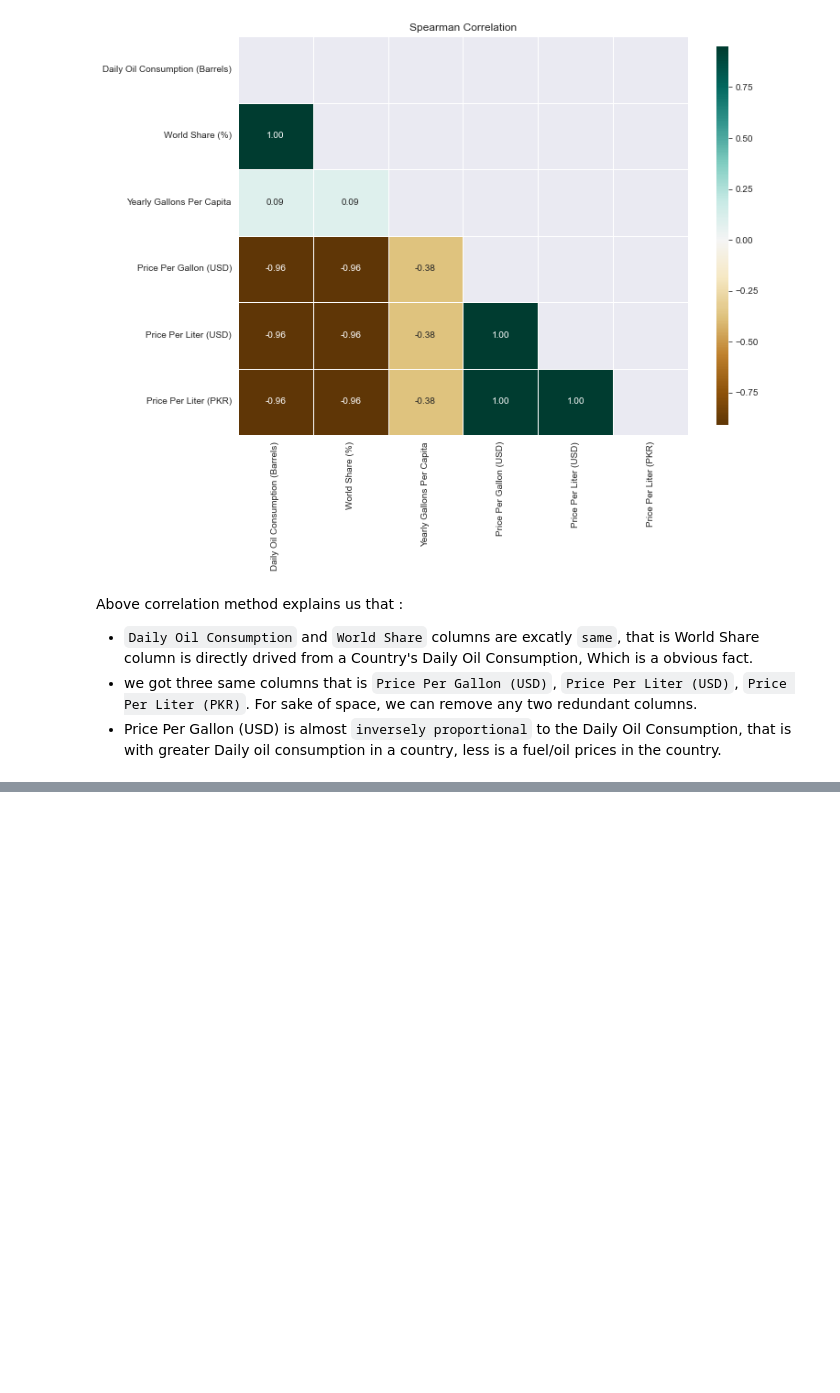
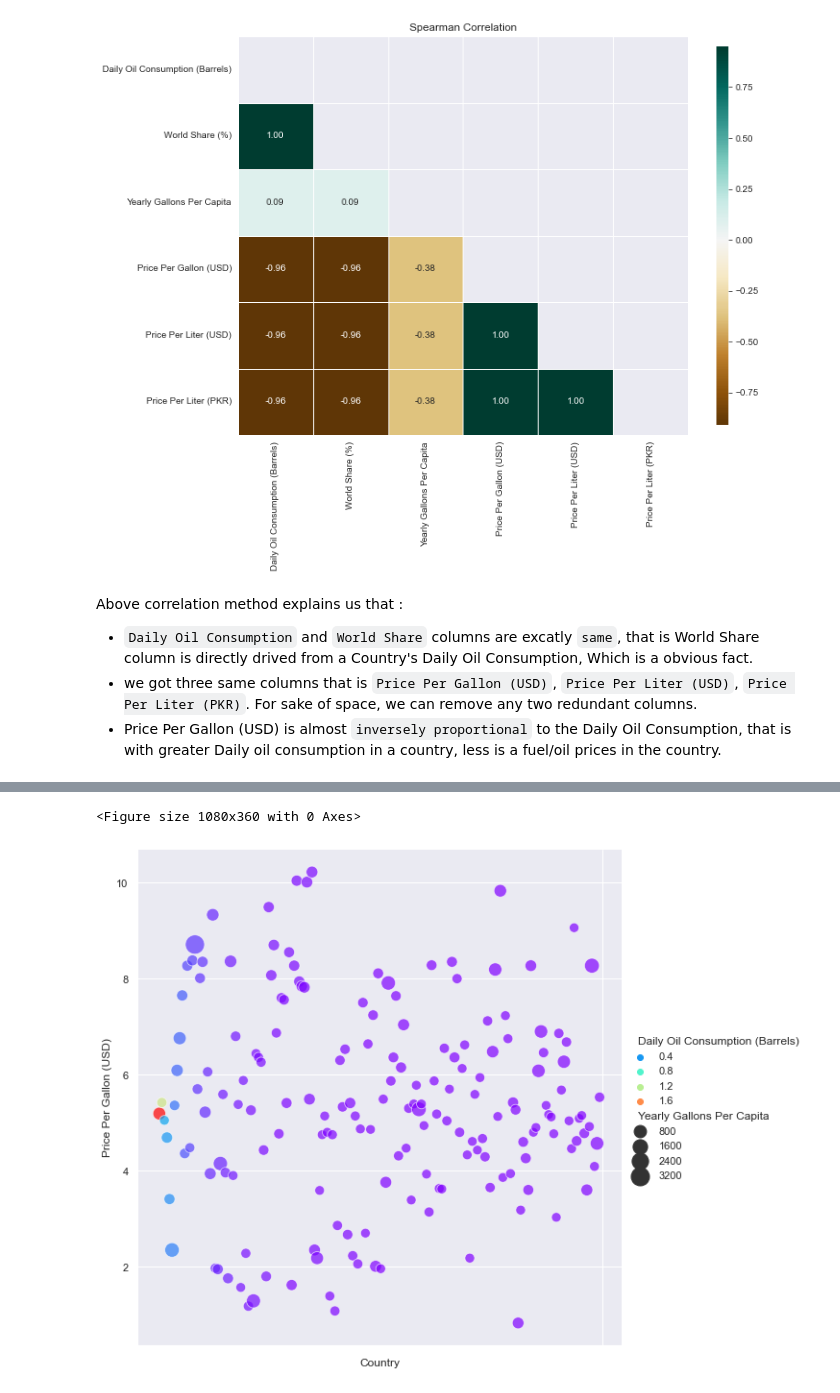
Before and after one commit to RaofaizanAPSACS/PetrolGasPricesWorldWide_EDA, a Jupyter notebook: Petrol prices.ipynb, the cells around one changed output, grey strips where cells are left out. Cells and saved outputs as stored; diff of their text form; code cells hidden in the pictures; blank space fills up the shorter version.

```diff
--- a/Petrol prices.ipynb
+++ b/Petrol prices.ipynb
@@ -202,0 +213,3 @@ not_outlier_country
+# %%
+df_no_outlier = df.loc[not_outlier_country]
+df_no_outlier
@@ -202,0 +245,17 @@ not_outlier_country
+# %%
+sns.set_style("darkgrid")
+plt.figure(figsize=(15, 5))
+sns.relplot(data = df_no_outlier, x = df_no_outlier.index, y = "Price Per Gallon (USD)"
+                , hue="Daily Oil Consumption (Barrels)"
+                , size="Yearly Gallons Per Capita"
+                , sizes=(100, 400)
+                , height=8
+               , alpha=.7
+               , palette='rainbow'
+           )
+plt.xticks(ticks=[""]);
+# plt.legend(loc='upper right', bbox_to_anchor=(1.2, 1));
+# plt.legend(bbox_to_anchor=(1.05, 1), loc=2, borderaxespad=0.)
+# %% [output]
+<Figure size 1080x360 with 0 Axes>
+[figure, added]
```
Also changed, not shown: parts of 9 cells of this notebook.
